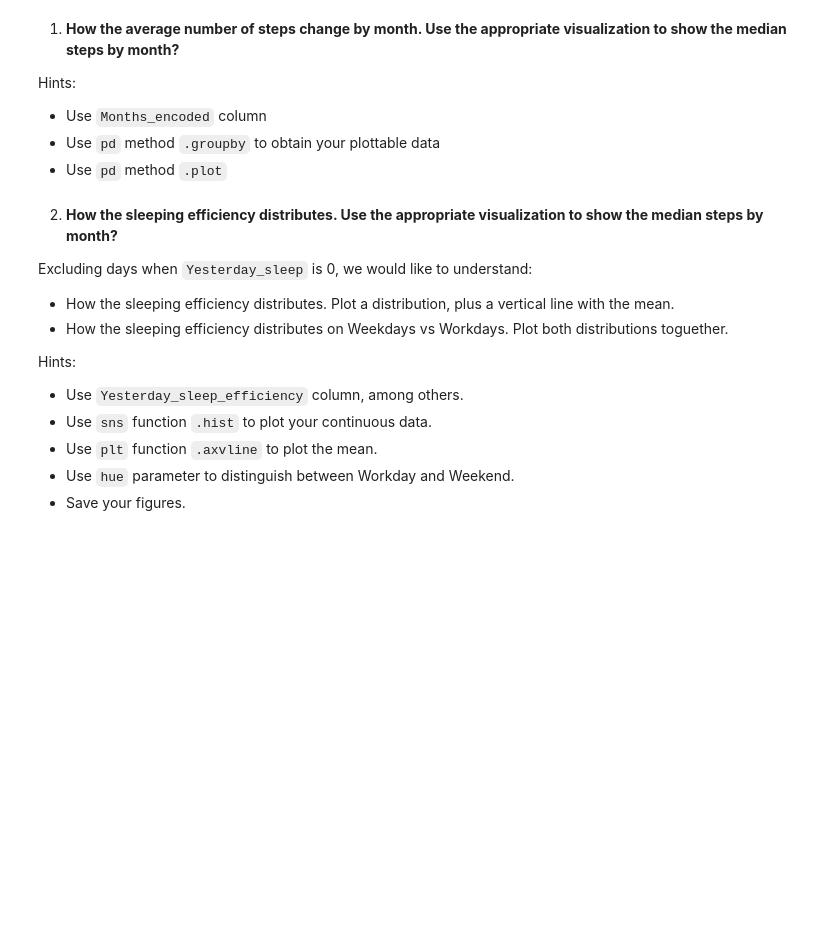
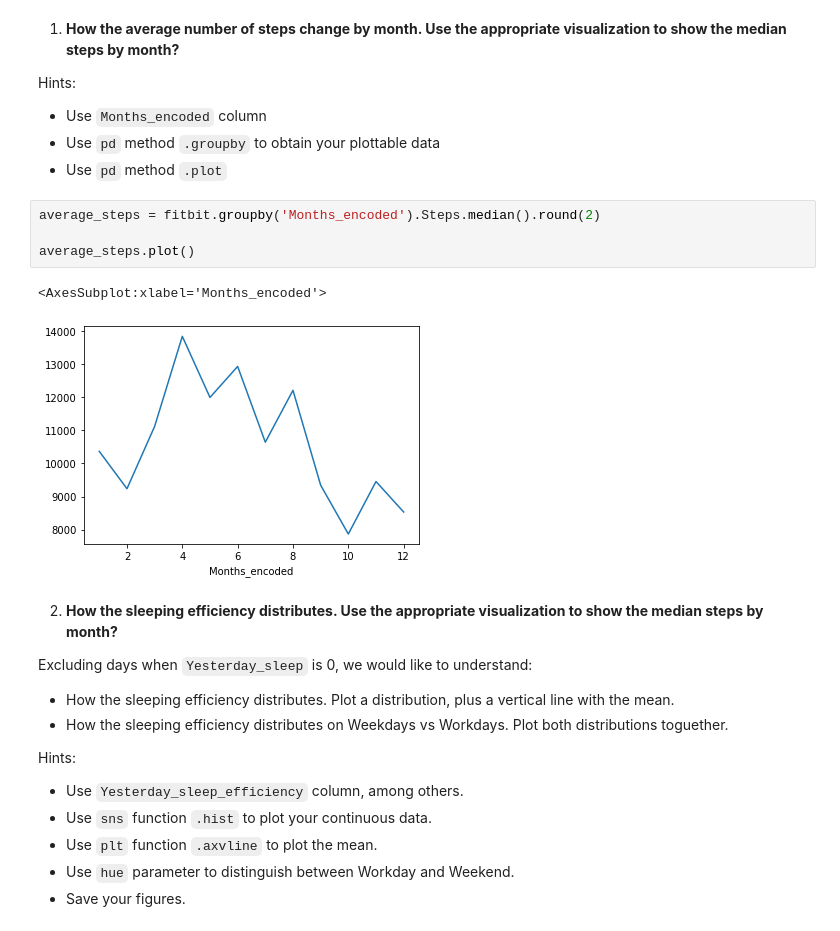
Before and after one commit to Ironhack-Data-Madrid-Marzo-2021/lab-visualization-extra, a Jupyter notebook: our_code.ipynb, the cells around one changed output. Saved outputs shown, nothing was run; the diff lists cells and outputs as text; blank space fills up the shorter version.

```diff
--- a/our_code.ipynb
+++ b/our_code.ipynb
@@ -36,6 +56,13 @@ Hints:
 - Use `Months_encoded` column
 - Use `pd` method `.groupby` to obtain your plottable data
 - Use `pd` method `.plot`
+# %%
+average_steps = fitbit.groupby('Months_encoded').Steps.median().round(2)
+
+average_steps.plot()
+# %% [output]
+<AxesSubplot:xlabel='Months_encoded'>
+[figure, added]
 # %% [markdown]
 2. **How the sleeping efficiency distributes. Use the appropriate visualization to show the median steps by month?**
 
```
Also changed, not shown: parts of 6 cells of this notebook, 1 other file.
